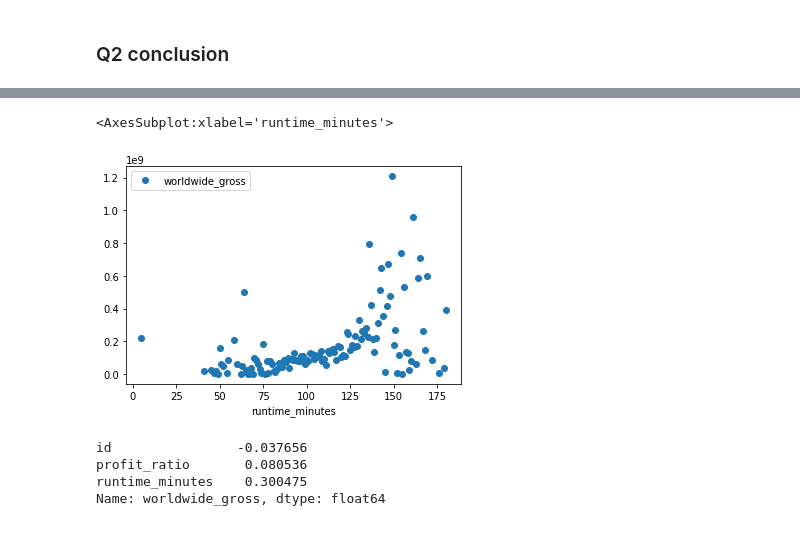
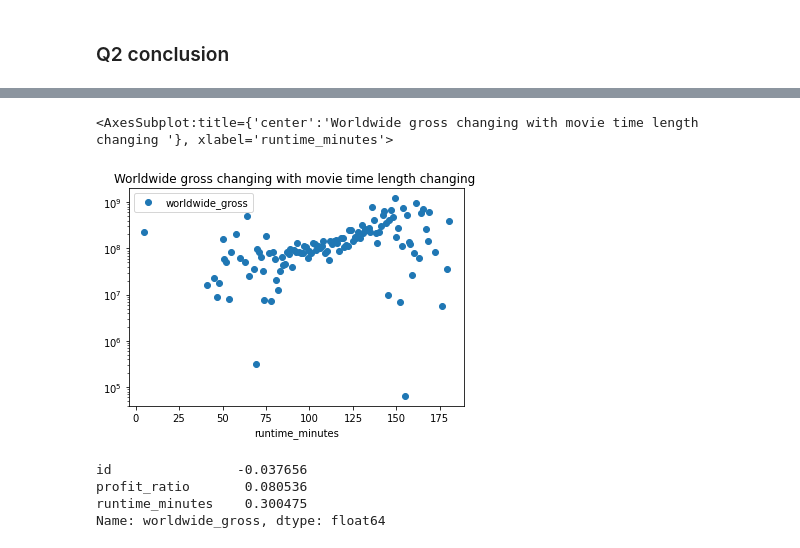
Before and after one commit to Johnxujj/Project1, a Jupyter notebook: Phase_1_project.ipynb, the cells around one changed output, grey strips where cells are left out. Drawn from its saved outputs; the diff is of its cells as text; code cells hidden in the pictures.

```diff
--- a/Phase_1_project.ipynb
+++ b/Phase_1_project.ipynb
@@ -117,6 +125,7 @@ budgets.head(1)
 # %%
 #change str to int
 def revise_str_to_int(x):
+    '''Use replace to remove $ and , sign, then convert to float type object'''
     if isinstance(x,str):
         x = float(x.replace(',', '').replace('$', ''))
     else:
@@ -188,6 +197,7 @@ from itertools import chain
 
 # return list from series of comma-separated strings
 def chainer(s):
+    '''string were seperated by , use chain to get a list for each movie genre'''
     return list(chain.from_iterable(s.str.split(',')))
 
 # calculate lengths of splits
@@ -199,6 +209,6 @@ movie_rating = pd.DataFrame({'primary_title': np.repeat(movie_rating['primary_ti
                     'runtime_minutes': np.repeat(movie_rating['runtime_minutes'], lens),
                     'genres': chainer(movie_rating['genres'])})
 
-movie_rating.head(10)
+movie_rating.sort_values('primary_title').head(10)
 # %% [output]
 |  | primary_title | start_year | runtime_minutes | genres |
@@ -445,8 +474,9 @@ top5_movie_type_yearly_change1.plot(figsize=(20, 10))
 # %%
-movie_rating_time.plot(x='runtime_minutes', y='worldwide_gross', style='o')
+movie_rating_time.plot(logy=True, x='runtime_minutes', y='worldwide_gross', style='o', title="Worldwide gross changing with movie time length")
+# movie_rating_time.plot(x='runtime_minutes', y='worldwide_gross', style='o' title="Worldwide gross changing with movie time length changing ")
 # %% [output]
-<AxesSubplot:xlabel='runtime_minutes'>
+<AxesSubplot:title={'center':'Worldwide gross changing with movie time length changing '}, xlabel='runtime_minutes'>
-[figure, old version]
+[figure, new version]
 # %%
 movie_rating.corr()["worldwide_gross"].nsmallest(3)
 # %% [output]
```
Also changed, not shown: parts of 35 cells of this notebook.
